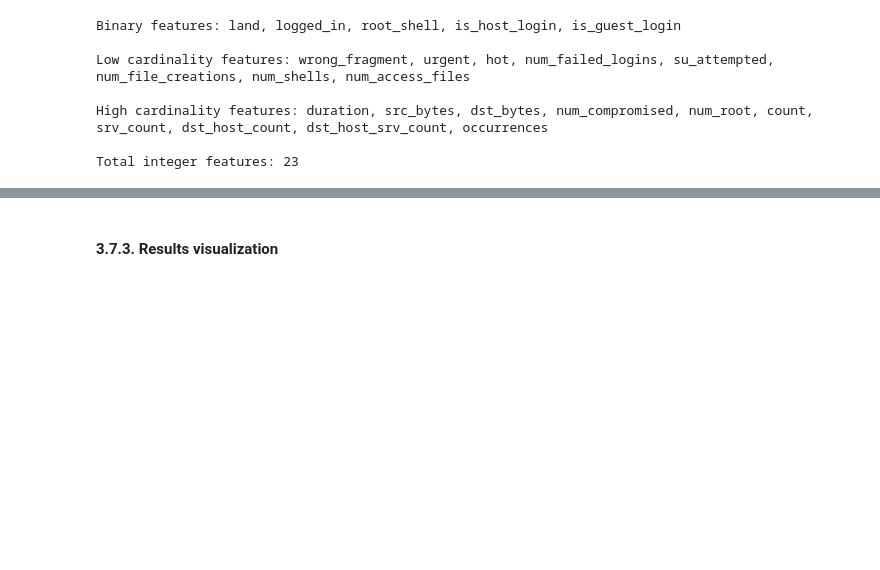
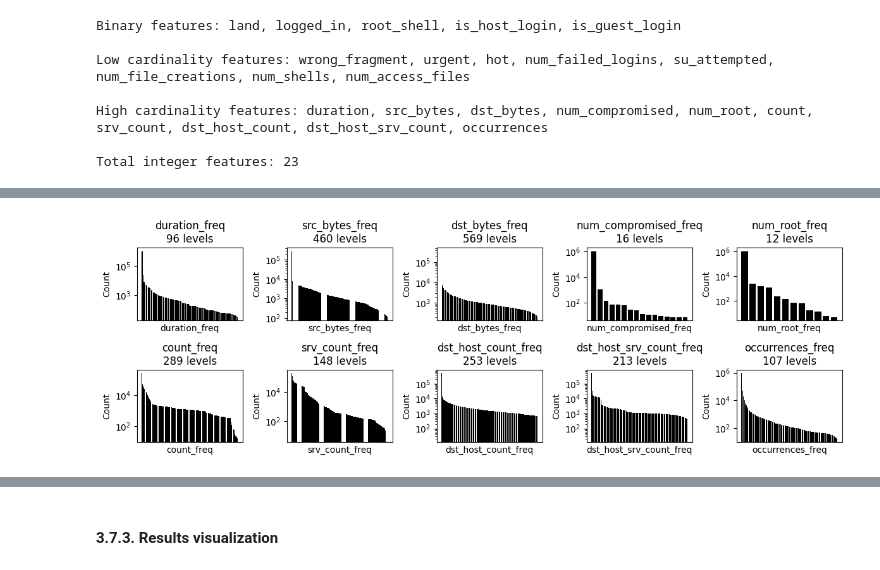
Before and after one commit to gperdrizet/fullstack-2605, a Jupyter notebook: unit-3/lesson-22/lesson-22-intrusion-detection.ipynb, the cells around one changed output, grey strips where cells are left out. Cells and saved outputs as stored; diff of their text form; code cells hidden in the pictures; blank space fills up the shorter version.

```diff
--- a/unit-3/lesson-22/lesson-22-intrusion-detection.ipynb
+++ b/unit-3/lesson-22/lesson-22-intrusion-detection.ipynb
@@ -443,0 +430,5 @@ continuous_features = [
+# %%
+for feature in high_cardinality:
+    # Map each value to its frequency count in the full dataset
+    freq_map = kdd_df[feature].value_counts()
+    kdd_df[f'{feature}_freq'] = kdd_df[feature].map(freq_map)
@@ -443,0 +471,33 @@ continuous_features = [
+# %%
+fig, axes = plt.subplots(
+    math.ceil(len(high_cardinality) / 5),
+    5,
+    figsize=(12, math.ceil(len(high_cardinality) / 5) * 2)
+)
+
+axes = axes.flatten()
+
+for i, feature in enumerate(high_cardinality):
+
+    counts = kdd_df[f'{feature}_freq'].value_counts()
+    axes[i].set_title(f'{feature}_freq\n{len(counts)} levels')
+    axes[i].bar(counts.index.astype(str), counts.values, color='black')
+    axes[i].set_xlabel(f'{feature}_freq')
+    axes[i].set_ylabel('Count')
+
+    if len(counts) > 3:
+        axes[i].tick_params(axis='x', rotation=45)
+
+    # Turn off x-ticks for features with too many levels to avoid clutter
+    if len(counts) > 10:
+        axes[i].set_xticks([])
+
+    axes[i].set_yscale('log')
+
+while i < len(axes) - 1:
+    axes[i + 1].set_visible(False)
+    i += 1
+
+plt.tight_layout()
+# %% [output]
+[figure, added]
```
Also changed, not shown: parts of 28 cells of this notebook.
